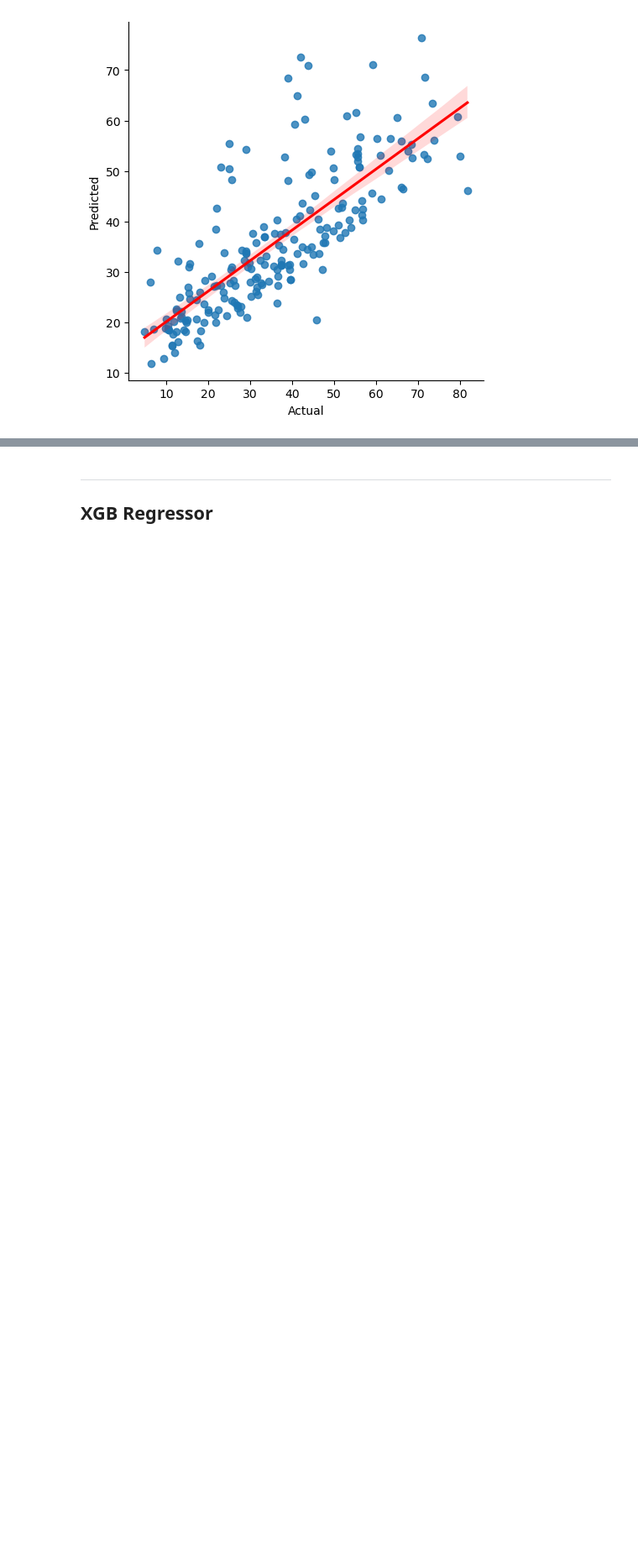
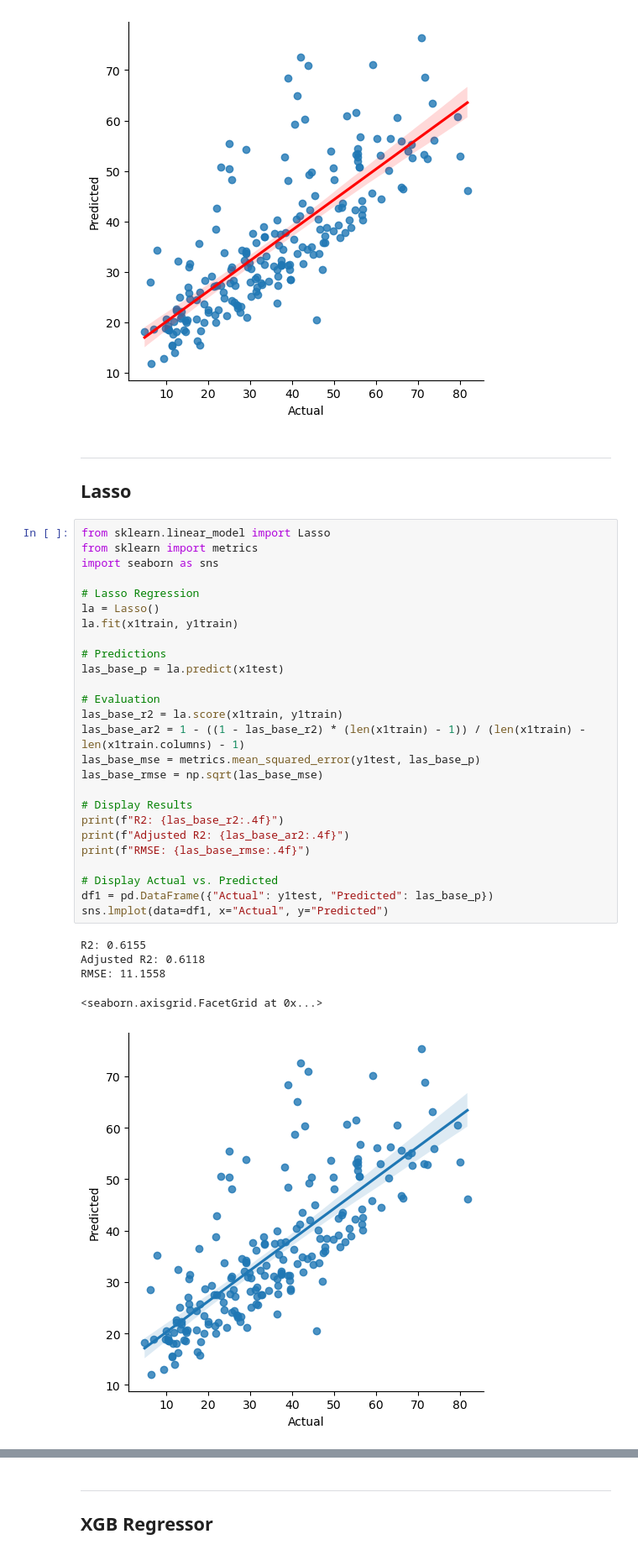
Before and after one commit to NinadKarlekar/Concrete_Compressive_strength_prediction_ineuron, a Jupyter notebook: notebook/EDA and Model.ipynb, the cells around one changed output, grey strips where cells are left out. Shown at 84% size. Cells and saved outputs as stored; diff of their text form; blank space fills up the shorter version.

```diff
--- a/notebook/EDA and Model.ipynb
+++ b/notebook/EDA and Model.ipynb
@@ -121,3 +121,38 @@ sns.lmplot(x="Actual",y="Predicted",data=lin_df_1,fit_reg=True,line_kws={"color"
 plt.show()
 # %% [output]
 [figure]
+# %% [markdown]
+-------------------------
+## Lasso
+# %%
+from sklearn.linear_model import Lasso
+from sklearn import metrics
+import seaborn as sns
+
+# Lasso Regression
+la = Lasso()
+la.fit(x1train, y1train)
+
+# Predictions
+las_base_p = la.predict(x1test)
+
+# Evaluation
+las_base_r2 = la.score(x1train, y1train)
+las_base_ar2 = 1 - ((1 - las_base_r2) * (len(x1train) - 1)) / (len(x1train) - len(x1train.columns) - 1)
+las_base_mse = metrics.mean_squared_error(y1test, las_base_p)
+las_base_rmse = np.sqrt(las_base_mse)
+
+# Display Results
+print(f"R2: {las_base_r2:.4f}")
+print(f"Adjusted R2: {las_base_ar2:.4f}")
+print(f"RMSE: {las_base_rmse:.4f}")
+
+# Display Actual vs. Predicted
+df1 = pd.DataFrame({"Actual": y1test, "Predicted": las_base_p})
+sns.lmplot(data=df1, x="Actual", y="Predicted")
+# %% [output]
+R2: 0.6155
+Adjusted R2: 0.6118
+RMSE: 11.1558
+<seaborn.axisgrid.FacetGrid at 0x...>
+[figure, added]
```
Also changed, not shown: parts of 54 cells of this notebook, 1 other file.
